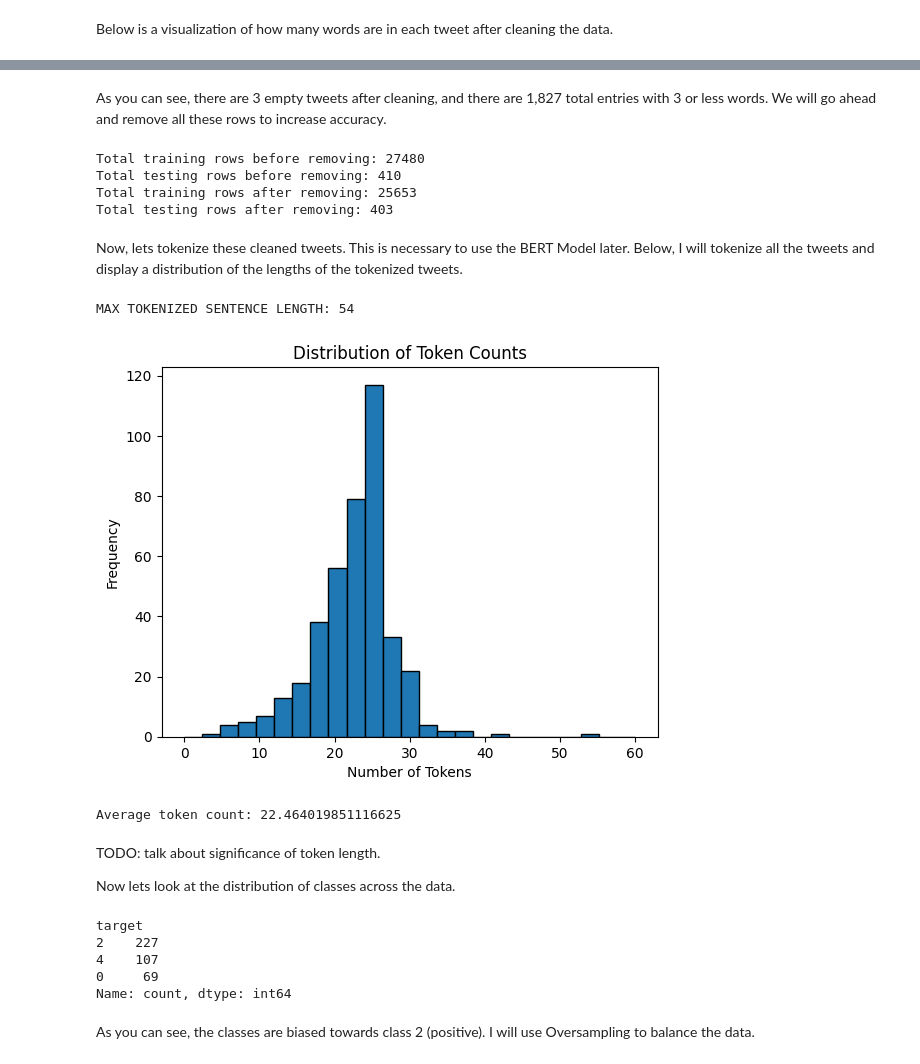
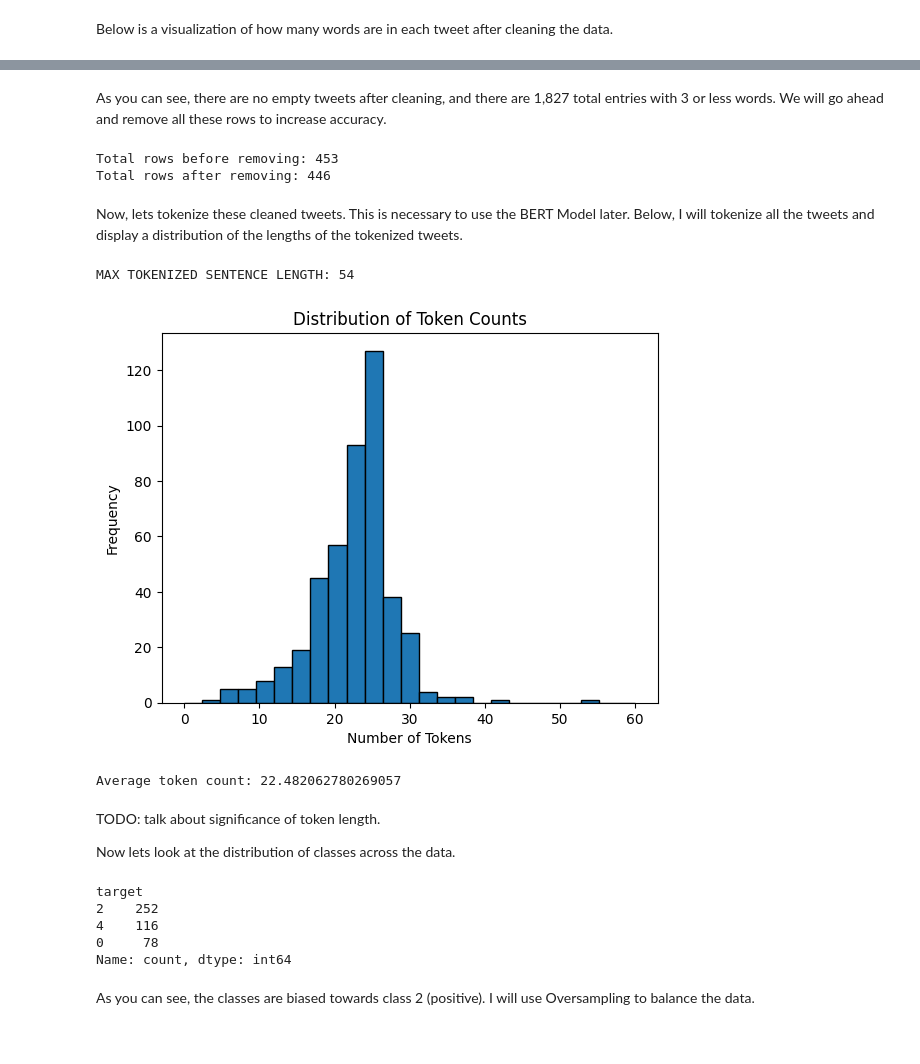
Before and after one commit to andreaseno/TwitterAnalysis, a Jupyter notebook: SentimentAnalysis.ipynb, the cells around one changed output, grey strips where cells are left out. Cells and saved outputs as stored; diff of their text form; code cells hidden in the pictures.

```diff
--- a/SentimentAnalysis.ipynb
+++ b/SentimentAnalysis.ipynb
@@ -255,20 +194,20 @@ Below is a visualization of how many words are in each tweet after cleaning the
 text_len_threshhold = 3
 
 text_len = []
-for text in MultiClassTrain.cleaned_text:
+for text in data.cleaned_text:
     tweet_len = len(text.split())
     text_len.append(tweet_len)
 
-MultiClassTrain['text_len'] = text_len
+data['text_len'] = text_len
 
 plt.figure(figsize=(7,5))
-ax = sns.countplot(x='text_len', data=MultiClassTrain[MultiClassTrain['text_len']<=text_len_threshhold])
+ax = sns.countplot(x='text_len', data=data[data['text_len']<=text_len_threshhold])
 plt.yticks([])
 ax.bar_label(ax.containers[0])
 plt.ylabel('Count of Tweets')
 plt.xlabel('Num Words in Tweet')
-plt.title(f'Train: Num Words in Every Tweet With <= {text_len_threshhold} Total Words')
+plt.title(f'Test: Num Words in Every Tweet With <= {text_len_threshhold} Total Words')
 plt.show()
 
-print(f'Total Rows: {MultiClassTrain[MultiClassTrain["text_len"]<=text_len_threshhold].shape[0]}')
+print(f'Total Rows: {data[data["text_len"]<=text_len_threshhold].shape[0]}')
 # %% [output]
@@ -277,20 +215,0 @@ Total Rows: 1827
-# %%
-text_len_threshhold = 3
-
-text_len = []
-for text in MultiClassTest.cleaned_text:
-    tweet_len = len(text.split())
-    text_len.append(tweet_len)
-
-MultiClassTest['text_len'] = text_len
-
-plt.figure(figsize=(7,5))
-ax = sns.countplot(x='text_len', data=MultiClassTest[MultiClassTest['text_len']<=text_len_threshhold])
-plt.yticks([])
-ax.bar_label(ax.containers[0])
-plt.ylabel('Count of Tweets')
-plt.xlabel('Num Words in Tweet')
-plt.title(f'Test: Num Words in Every Tweet With <= {text_len_threshhold} Total Words')
-plt.show()
-
-print(f'Total Rows: {MultiClassTest[MultiClassTest["text_len"]<=text_len_threshhold].shape[0]}')
@@ -300,63 +216,54 @@ Total Rows: 7
 # %% [markdown]
-As you can see, there are 3 empty tweets after cleaning, and there are 1,827 total entries with 3 or less words. We will go ahead and remove all these rows to increase accuracy.
+As you can see, there are no empty tweets after cleaning, and there are 1,827 total entries with 3 or less words. We will go ahead and remove all these rows to increase accuracy.
 # %%
-print(f'Total training rows before removing: {MultiClassTrain.shape[0]}')
-print(f'Total testing rows before removing: {MultiClassTest.shape[0]}')
-
-MultiClassTrain = MultiClassTrain[MultiClassTrain["text_len"] > text_len_threshhold]
-MultiClassTest = MultiClassTest[MultiClassTest["text_len"] > text_len_threshhold]
-
-print(f'Total training rows after removing: {MultiClassTrain.shape[0]}')
-print(f'Total testing rows after removing: {MultiClassTest.shape[0]}')
+print(f'Total rows before removing: {data.shape[0]}')
+data = data[data["text_len"] > text_len_threshhold]
+print(f'Total rows after removing: {data.shape[0]}')
 # %% [output]
-Total training rows before removing: 27480
-Total testing rows before removing: 410
-Total training rows after removing: 25653
-Total testing rows after removing: 403
+Total rows before removing: 453
+Total rows after removing: 446
 # %% [markdown]
 Now, lets tokenize these cleaned tweets. This is necessary to use the BERT Model later. Below, I will tokenize all the tweets and display a distribution of the lengths of the tokenized tweets.
 # %%
-# TODO: tokenize test data too
 # Initialize the BERT tokenizer
 tokenizer = BertTokenizerFast.from_pretrained('bert-base-uncased')
 def token_distribution(texts):
     # Tokenize each text and count the tokens, with tqdm for progress tracking
     token_counts = [len(tokenizer.tokenize(text)) for text in texts]
 
     print(f"MAX TOKENIZED SENTENCE LENGTH: {np.max(token_counts)}")
 
     # Plot the distribution of token counts up to 800
     plt.hist(token_counts, bins=25, range=(0,60), edgecolor='black')
     plt.xlabel('Number of Tokens')
     plt.ylabel('Frequency')
     plt.title('Distribution of Token Counts')
     plt.show()
 
     # Calculate the average token count excluding the counts over 800
     average_token_count = sum(token_counts) / len(token_counts) if token_counts else 0
     print(f"Average token count: {average_token_count}")
 
     # Return the average token count for texts with 800 tokens or less
     return average_token_count
 
-average_length_in_tokens = token_distribution(MultiClassTest['cleaned_text'].tolist())
+average_length_in_tokens = token_distribution(data['cleaned_text'].tolist())
 # %% [output]
 MAX TOKENIZED SENTENCE LENGTH: 54
-[figure, old version]
+[figure, new version]
-Average token count: 22.464019851116625
+Average token count: 22.482062780269057
 # %% [markdown]
 TODO: talk about significance of token length.
 
 Now lets look at the distribution of classes across the data.
-# %%
-# MultiClassTest['target'] = MultiClassTest['target'].map({'negative':0, 'neutral':2, 'positive':4})
-MultiClassTest['target'].value_counts()
-# %% [output]
-target
-2    227
-4    107
-0     69
-Name: count, dtype: int64
+# %%
+data['target'].value_counts()
+# %% [output]
+target
+2    252
+4    116
+0     78
+Name: count, dtype: int64
 # %% [markdown]
 As you can see, the classes are biased towards class 2 (positive). I will use Oversampling to balance the data.
 # %%
```
Also changed, not shown: parts of 33 cells of this notebook, 3 other files.
